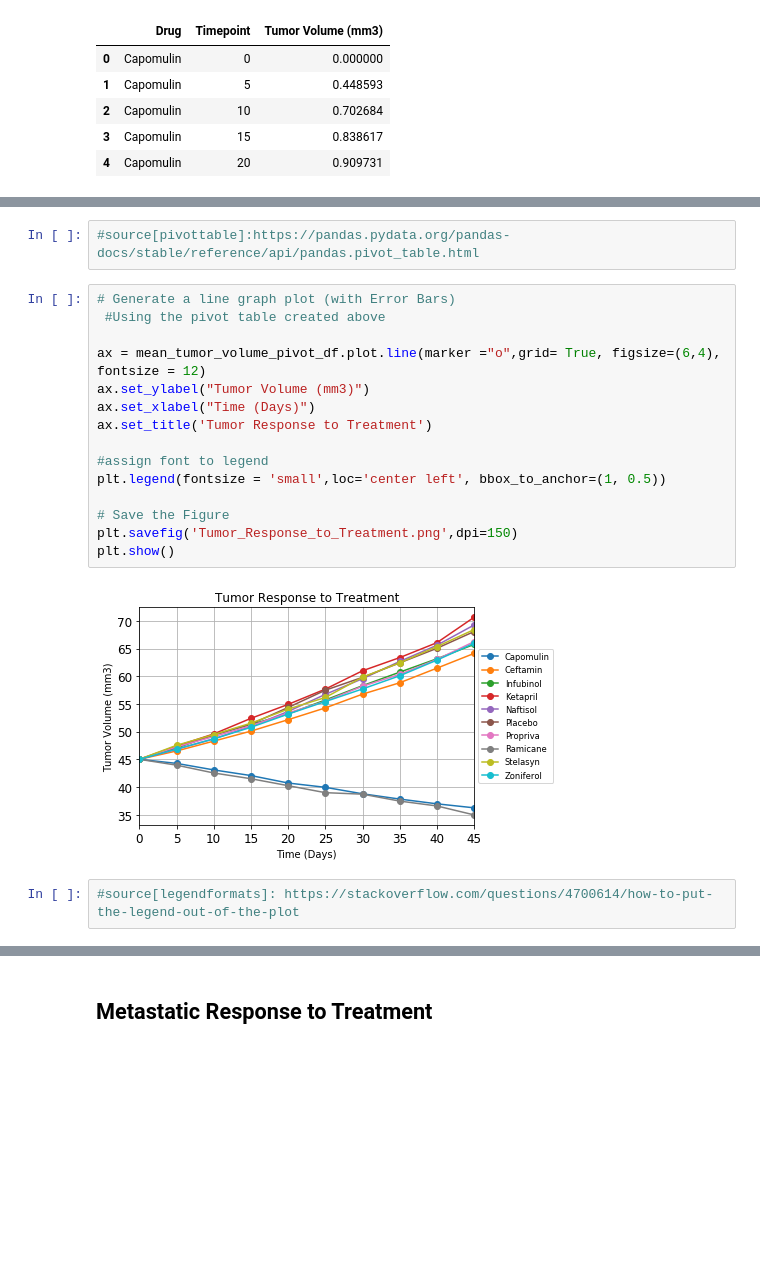
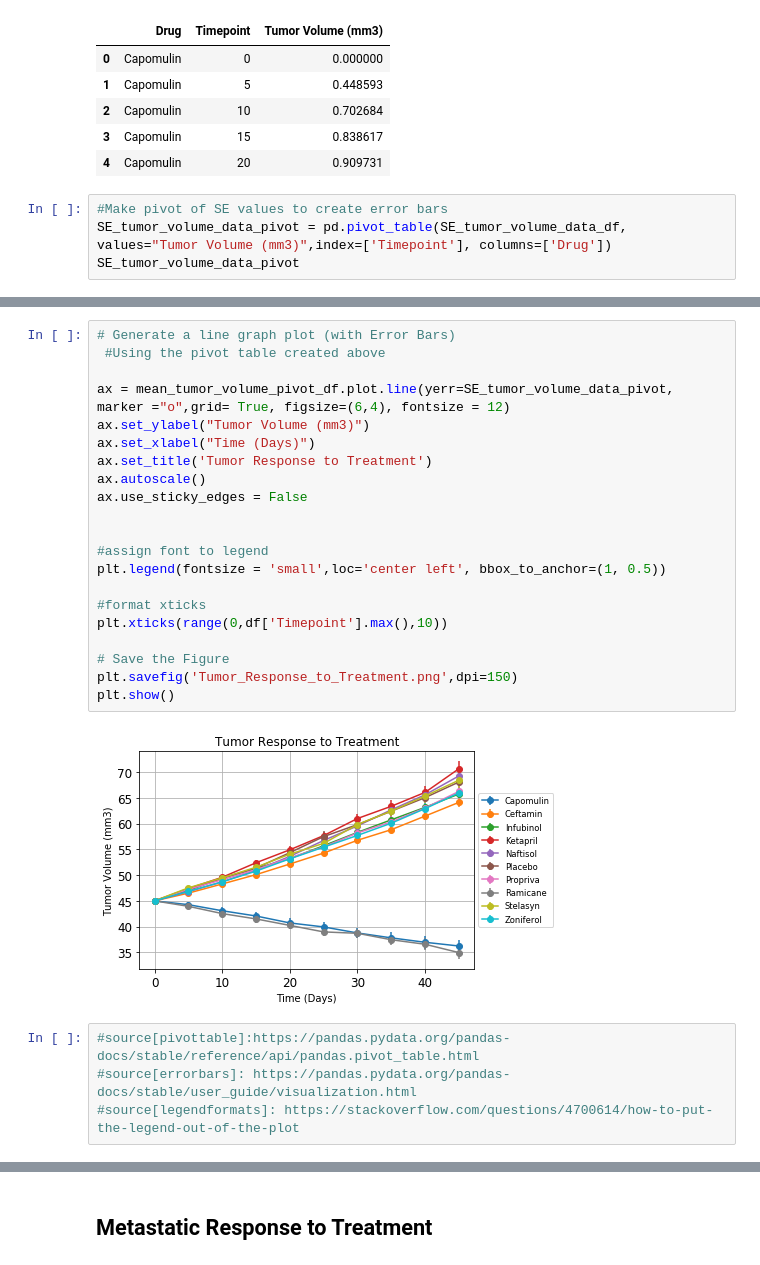
Before and after one commit to JosefinaAureaAmaro/02_Python_Matplotlib, a Jupyter notebook: Pymaceuticals_pymaceuticals_starter.ipynb, the cells around one changed output, grey strips where cells are left out. Drawn from its saved outputs; the diff is of its cells as text; blank space fills up the shorter version.

Commit message:
formated tables and charts

```diff
--- a/Pymaceuticals_pymaceuticals_starter.ipynb
+++ b/Pymaceuticals_pymaceuticals_starter.ipynb
@@ -78,3 +78,7 @@ SE_tumor_volume_data_df.head()
 | 2 | Capomulin | 10 | 0.702684 |
 | 3 | Capomulin | 15 | 0.838617 |
 | 4 | Capomulin | 20 | 0.909731 |
+# %%
+#Make pivot of SE values to create error bars
+SE_tumor_volume_data_pivot = pd.pivot_table(SE_tumor_volume_data_df, values="Tumor Volume (mm3)",index=['Timepoint'], columns=['Drug'])
+SE_tumor_volume_data_pivot
@@ -99,24 +116,30 @@ mean_tumor_volume_pivot_df
 | 35 | 37.816839 | 58.827548 | 60.742461 | 63.371686 | 62.685087 | 62.420615 | 60.350199 | 37.451996 | 62.440699 | ... |
 | 40 | 36.958001 | 61.467895 | 63.162824 | 66.068580 | 65.600754 | 65.052675 | 63.045537 | 36.574081 | 65.356386 | ... |
 | 45 | 36.236114 | 64.132421 | 65.755562 | 70.662958 | 69.265506 | 68.084082 | 66.258529 | 34.955595 | 68.438310 | ... |
+# %%
+# Generate a line graph plot (with Error Bars)
+ #Using the pivot table created above
+
+ax = mean_tumor_volume_pivot_df.plot.line(yerr=SE_tumor_volume_data_pivot, marker ="o",grid= True, figsize=(6,4), fontsize = 12)
+ax.set_ylabel("Tumor Volume (mm3)")
+ax.set_xlabel("Time (Days)")
+ax.set_title('Tumor Response to Treatment')
+ax.autoscale()
+ax.use_sticky_edges = False
+
+
+#assign font to legend
+plt.legend(fontsize = 'small',loc='center left', bbox_to_anchor=(1, 0.5))
+
+#format xticks
+plt.xticks(range(0,df['Timepoint'].max(),10))
+
+# Save the Figure
+plt.savefig('Tumor_Response_to_Treatment.png',dpi=150)
+plt.show()
+# %% [output]
+[figure, added]
 # %%
 #source[pivottable]:https://pandas.pydata.org/pandas-docs/stable/reference/api/pandas.pivot_table.html
+#source[errorbars]: https://pandas.pydata.org/pandas-docs/stable/user_guide/visualization.html
+#source[legendformats]: https://stackoverflow.com/questions/4700614/how-to-put-the-legend-out-of-the-plot
-# %%
-# Generate a line graph plot (with Error Bars)
- #Using the pivot table created above
-
-ax = mean_tumor_volume_pivot_df.plot.line(marker ="o",grid= True, figsize=(6,4), fontsize = 12)
-ax.set_ylabel("Tumor Volume (mm3)")
-ax.set_xlabel("Time (Days)")
-ax.set_title('Tumor Response to Treatment')
-
-#assign font to legend
-plt.legend(fontsize = 'small',loc='center left', bbox_to_anchor=(1, 0.5))
-
-# Save the Figure
-plt.savefig('Tumor_Response_to_Treatment.png',dpi=150)
-plt.show()
-# %% [output]
-[figure, removed]
-# %%
-#source[legendformats]: https://stackoverflow.com/questions/4700614/how-to-put-the-legend-out-of-the-plot
```
Also changed, not shown: parts of 19 cells of this notebook.
